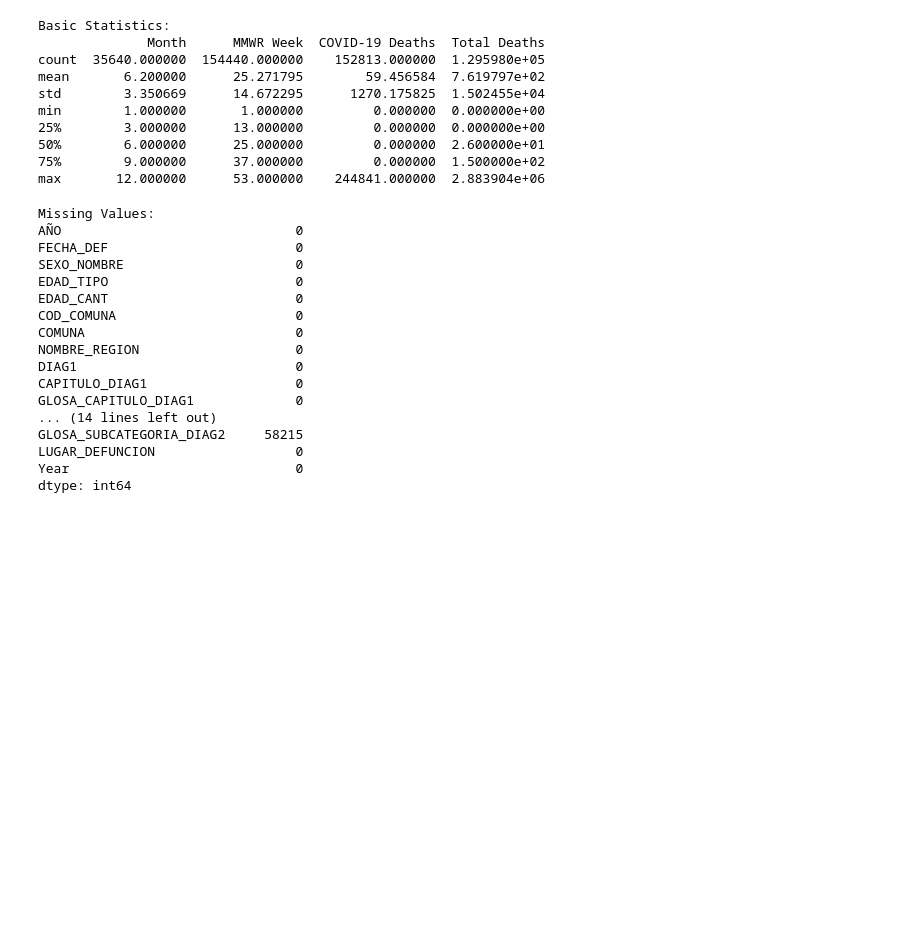
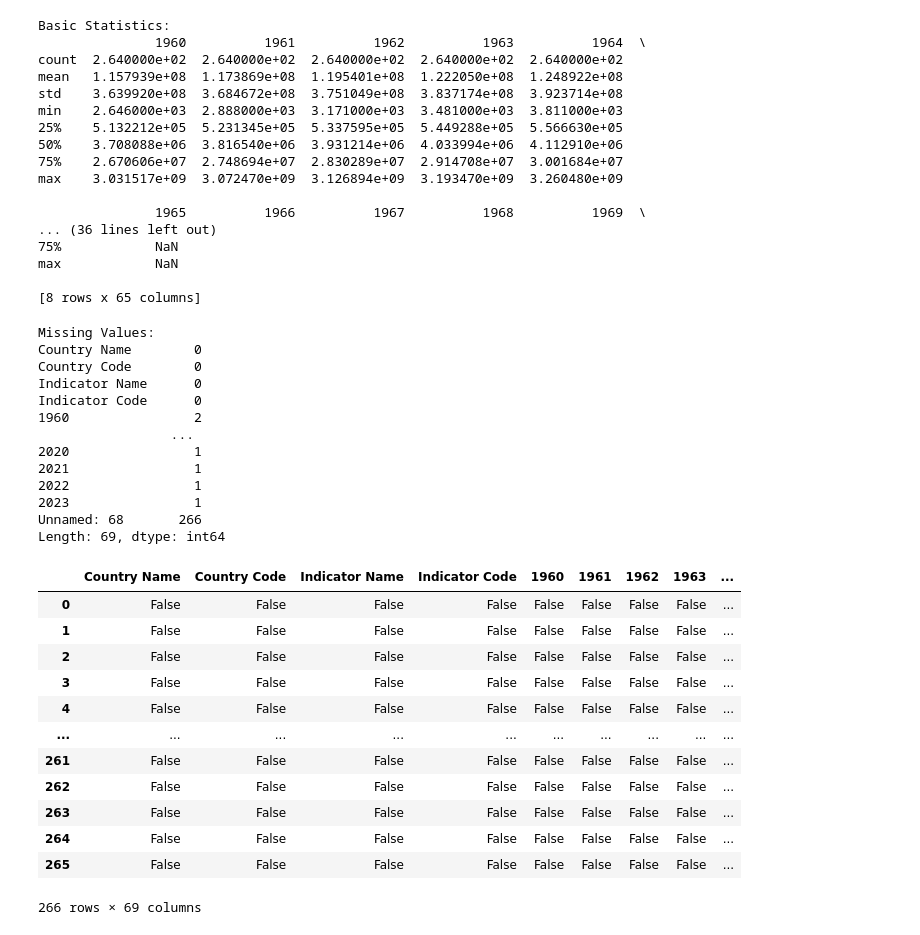
Before and after one commit to johannes-garstenauer/made-course, a Jupyter notebook: project/datasets_and_eda/world_population_data/analysis_world.ipynb, the cells around one changed output. Drawn from its saved outputs; the diff is of its cells as text; code cells hidden in the pictures; blank space fills up the shorter version.

```diff
--- a/project/datasets_and_eda/world_population_data/analysis_world.ipynb
+++ b/project/datasets_and_eda/world_population_data/analysis_world.ipynb
@@ -58,10 +34,0 @@ print(df_chile)
-# %%
-# Convert to datetime
-df['FECHA_DEF'] = pd.to_datetime(df['FECHA_DEF'])
-
-# Extract year
-df['Year'] = df['FECHA_DEF'].dt.year
-# Find the range of years
-min_year = df['Year'].min()
-max_year = df['Year'].max()
-print(f"Range of years: {min_year} - {max_year}")
@@ -74,34 +55,53 @@ print("\nBasic Statistics:")
 print(df.describe())
 # %% [output]
 Basic Statistics:
-              Month      MMWR Week  COVID-19 Deaths  Total Deaths
-count  35640.000000  154440.000000    152813.000000  1.295980e+05
-mean       6.200000      25.271795        59.456584  7.619797e+02
-std        3.350669      14.672295      1270.175825  1.502455e+04
-min        1.000000       1.000000         0.000000  0.000000e+00
-25%        3.000000      13.000000         0.000000  0.000000e+00
-50%        6.000000      25.000000         0.000000  2.600000e+01
-75%        9.000000      37.000000         0.000000  1.500000e+02
-max       12.000000      53.000000    244841.000000  2.883904e+06
+               1960          1961          1962          1963          1964  \
+count  2.640000e+02  2.640000e+02  2.640000e+02  2.640000e+02  2.640000e+02
+mean   1.157939e+08  1.173869e+08  1.195401e+08  1.222050e+08  1.248922e+08
+std    3.639920e+08  3.684672e+08  3.751049e+08  3.837174e+08  3.923714e+08
+min    2.646000e+03  2.888000e+03  3.171000e+03  3.481000e+03  3.811000e+03
+25%    5.132212e+05  5.231345e+05  5.337595e+05  5.449288e+05  5.566630e+05
+50%    3.708088e+06  3.816540e+06  3.931214e+06  4.033994e+06  4.112910e+06
+75%    2.670606e+07  2.748694e+07  2.830289e+07  2.914708e+07  3.001684e+07
+max    3.031517e+09  3.072470e+09  3.126894e+09  3.193470e+09  3.260480e+09
+
+               1965          1966          1967          1968          1969  \
+... (36 lines left out)
+75%            NaN
+max            NaN
+
+[8 rows x 65 columns]
 # %%
 # Check for missing values
 print("\nMissing Values:")
 print(df.isnull().sum())
 # %% [output]
 Missing Values:
-AÑO                              0
-FECHA_DEF                        0
-SEXO_NOMBRE                      0
-EDAD_TIPO                        0
-EDAD_CANT                        0
-COD_COMUNA                       0
-COMUNA                           0
-NOMBRE_REGION                    0
-DIAG1                            0
-CAPITULO_DIAG1                   0
-GLOSA_CAPITULO_DIAG1             0
-... (14 lines left out)
-GLOSA_SUBCATEGORIA_DIAG2     58215
-LUGAR_DEFUNCION                  0
-Year                             0
-dtype: int64
+Country Name        0
+Country Code        0
+Indicator Name      0
+Indicator Code      0
+1960                2
+                 ...
+2020                1
+2021                1
+2022                1
+2023                1
+Unnamed: 68       266
+Length: 69, dtype: int64
+# %%
+df.isnull()
+# %% [output]
+|  | Country Name | Country Code | Indicator Name | Indicator Code | 1960 | 1961 | 1962 | 1963 | ... |
+| 0 | False | False | False | False | False | False | False | False | ... |
+| 1 | False | False | False | False | False | False | False | False | ... |
+| 2 | False | False | False | False | False | False | False | False | ... |
+| 3 | False | False | False | False | False | False | False | False | ... |
+| 4 | False | False | False | False | False | False | False | False | ... |
+| ... | ... | ... | ... | ... | ... | ... | ... | ... | ... |
+| 261 | False | False | False | False | False | False | False | False | ... |
+| 262 | False | False | False | False | False | False | False | False | ... |
+| 263 | False | False | False | False | False | False | False | False | ... |
+| 264 | False | False | False | False | False | False | False | False | ... |
+| 265 | False | False | False | False | False | False | False | False | ... |
+266 rows × 69 columns
```
Also changed, not shown: parts of 9 cells of this notebook, 2 other files.
